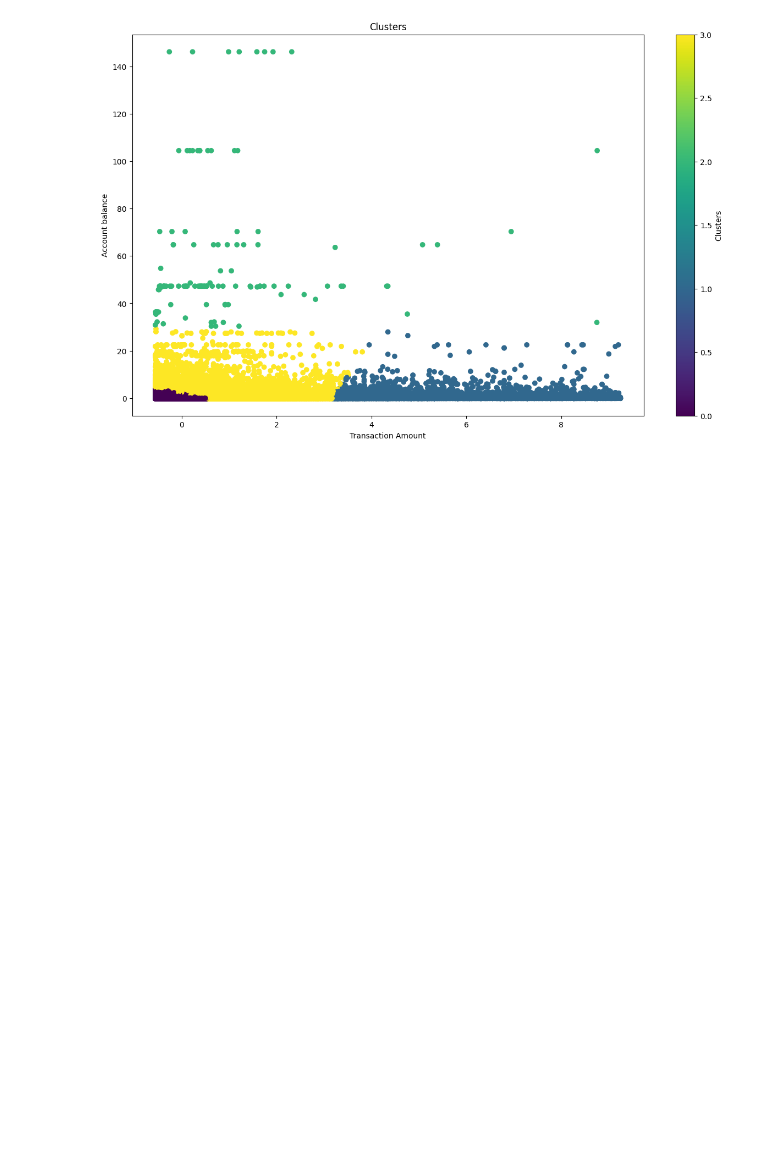
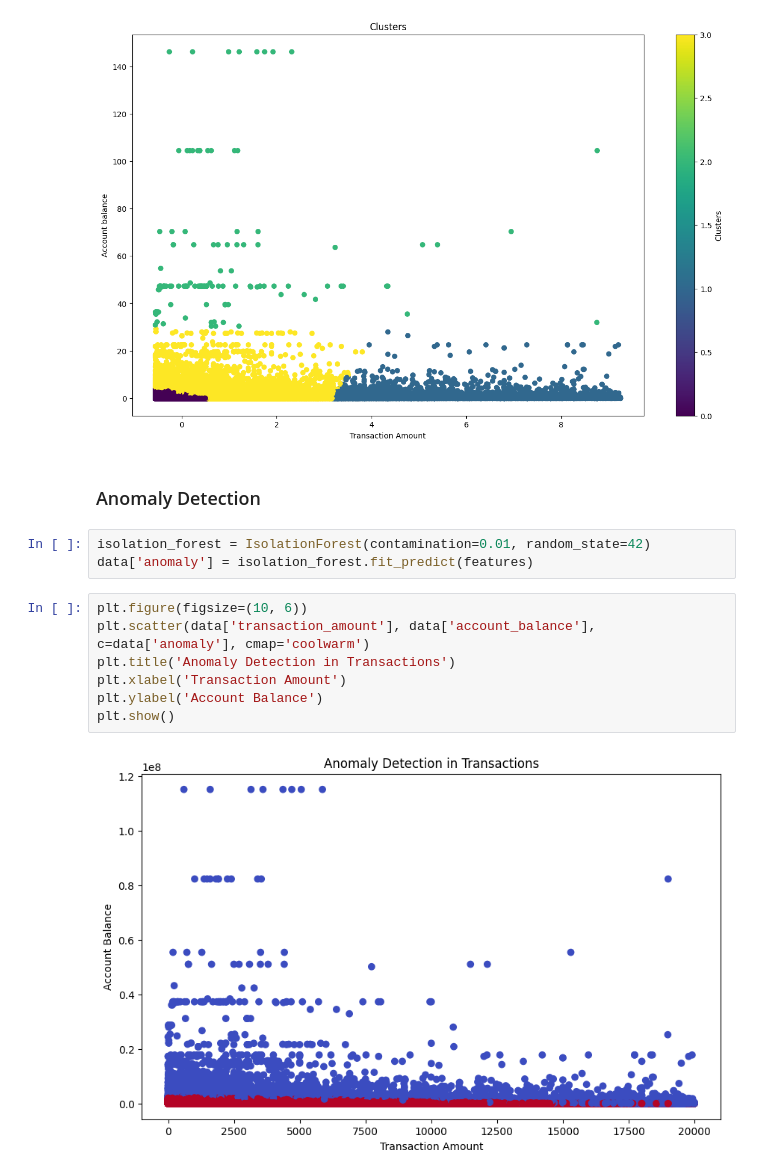
Before and after one commit to param10/FinancialProject, a Jupyter notebook: FinancialAnalysis.ipynb, the cells around one changed output. Saved outputs shown, nothing was run; the diff lists cells and outputs as text; blank space fills up the shorter version.

Commit message:
Anomaly Detection

```diff
--- a/FinancialAnalysis.ipynb
+++ b/FinancialAnalysis.ipynb
@@ -636,3 +637,17 @@ plt.colorbar(label = 'Clusters')
 plt.show()
 # %% [output]
 [figure]
+# %% [markdown]
+### Anomaly Detection
+# %%
+isolation_forest = IsolationForest(contamination=0.01, random_state=42)
+data['anomaly'] = isolation_forest.fit_predict(features)
+# %%
+plt.figure(figsize=(10, 6))
+plt.scatter(data['transaction_amount'], data['account_balance'], c=data['anomaly'], cmap='coolwarm')
+plt.title('Anomaly Detection in Transactions')
+plt.xlabel('Transaction Amount')
+plt.ylabel('Account Balance')
+plt.show()
+# %% [output]
+[figure, added]
```
Also changed, not shown: parts of 1 cell of this notebook.
